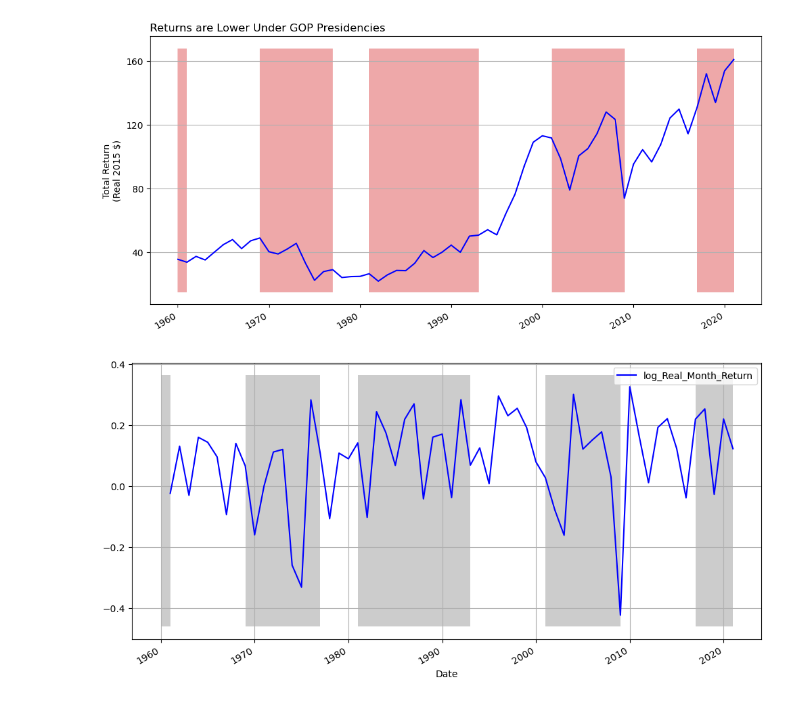
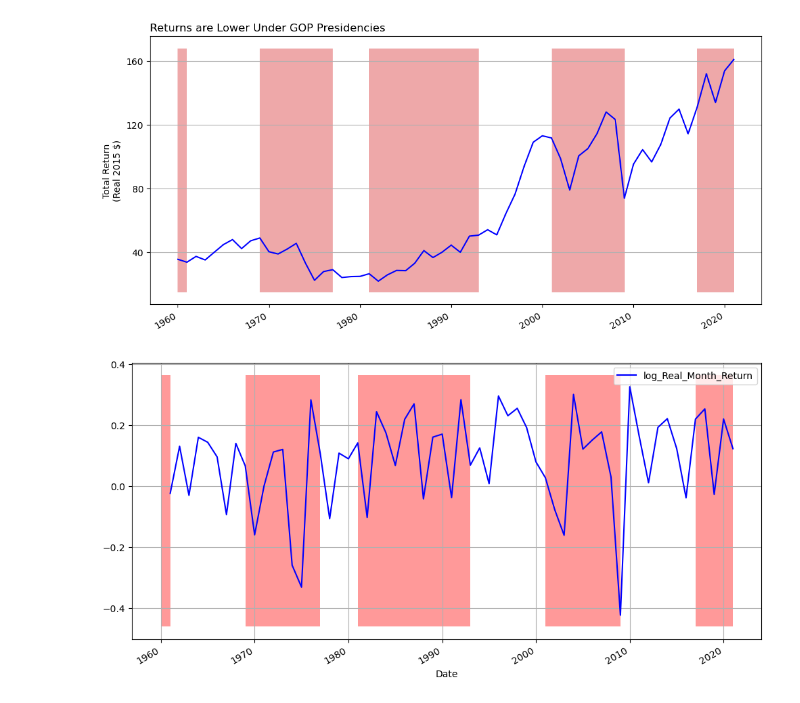
Before and after one commit to marcill1/as.180.369, a Jupyter notebook: contrib/camriddell/ZahnMVStockReturns.ipynb, the cells around one changed output. Cells and saved outputs as stored; diff of their text form; code cells hidden in the pictures.

```diff
--- a/contrib/camriddell/ZahnMVStockReturns.ipynb
+++ b/contrib/camriddell/ZahnMVStockReturns.ipynb
@@ -184,25 +184,25 @@ ax.set_yticks([40, 80, 120, 160])
 # %%
 # Plot log total returns over time. Shade GOP presidential terms
 # convenience function
 def plot_series(ax, df, index='Date', cols=['log_Real_Month_Return'], area='GOP'):
     # convert area variable to boolean
     df[area] = df[area].astype(int).astype(bool)
     # set up an index based on date
     df = df.set_index(keys=index, drop=False)
     # line plot
     df.plot(ax=ax, x=index, y=cols, color='blue')
     # extract limits
     y1, y2 = ax.get_ylim()
-    ax.fill_between(df[index].index, y1=y1, y2=y2, where=df[area], facecolor='grey', alpha=0.4)
+    ax.fill_between(df[index].index, y1=y1, y2=y2, where=df[area], facecolor='red', alpha=0.4)
     return ax
 
 # set up figure, axis
 f, ax = plt.subplots(figsize=(12,6))  # Graph Widened, may split into several graphs
 plot_series(ax, df)
 ax.grid(True)
 plt.show()
 # %% [output]
-[figure, old version]
+[figure, new version]
 # %%
 # Run OLS regression of Monthly earnings onto GOP president flag
 # Outcome real earnings next period. GOP president is pre-determined.
```
Also changed, not shown: parts of 1 cell of this notebook.
